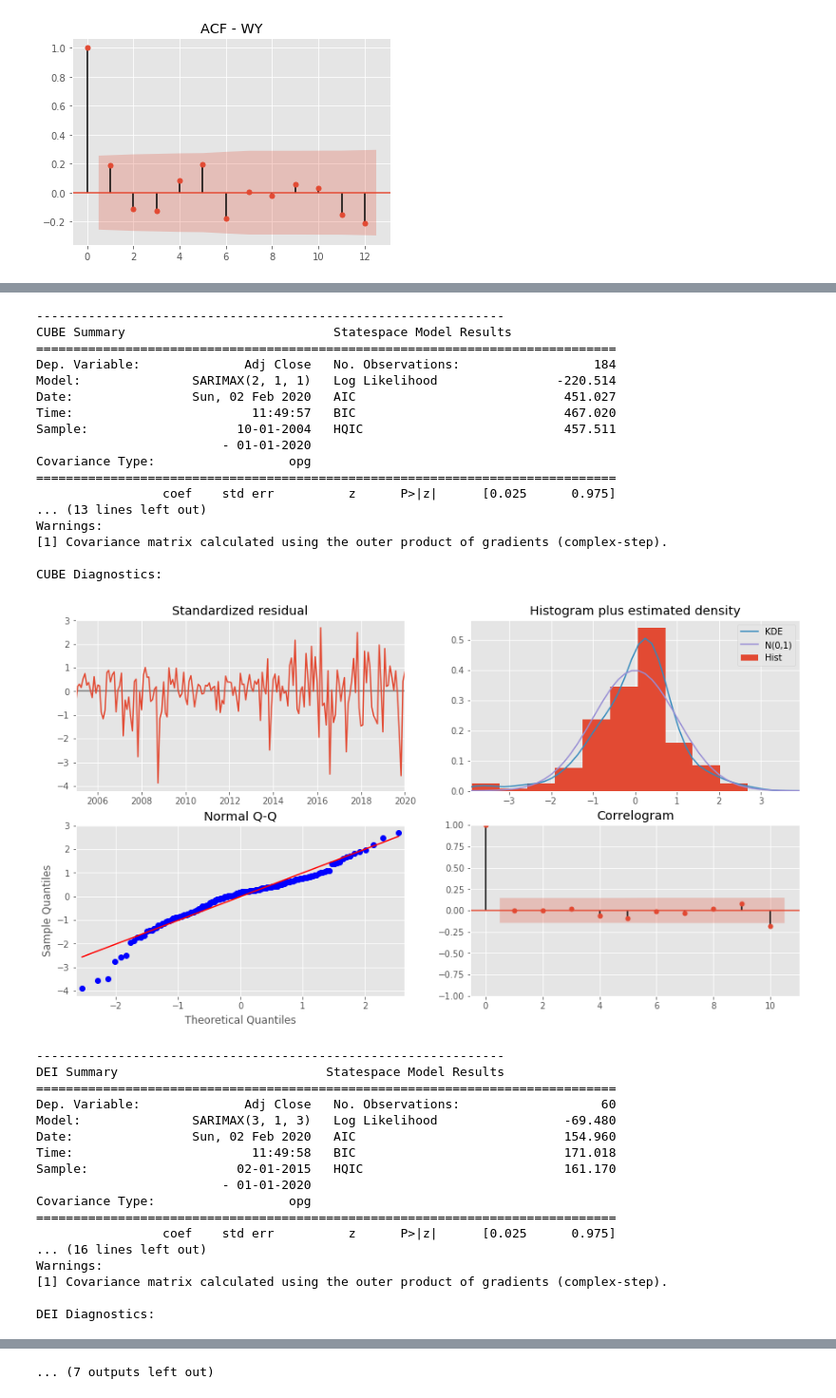
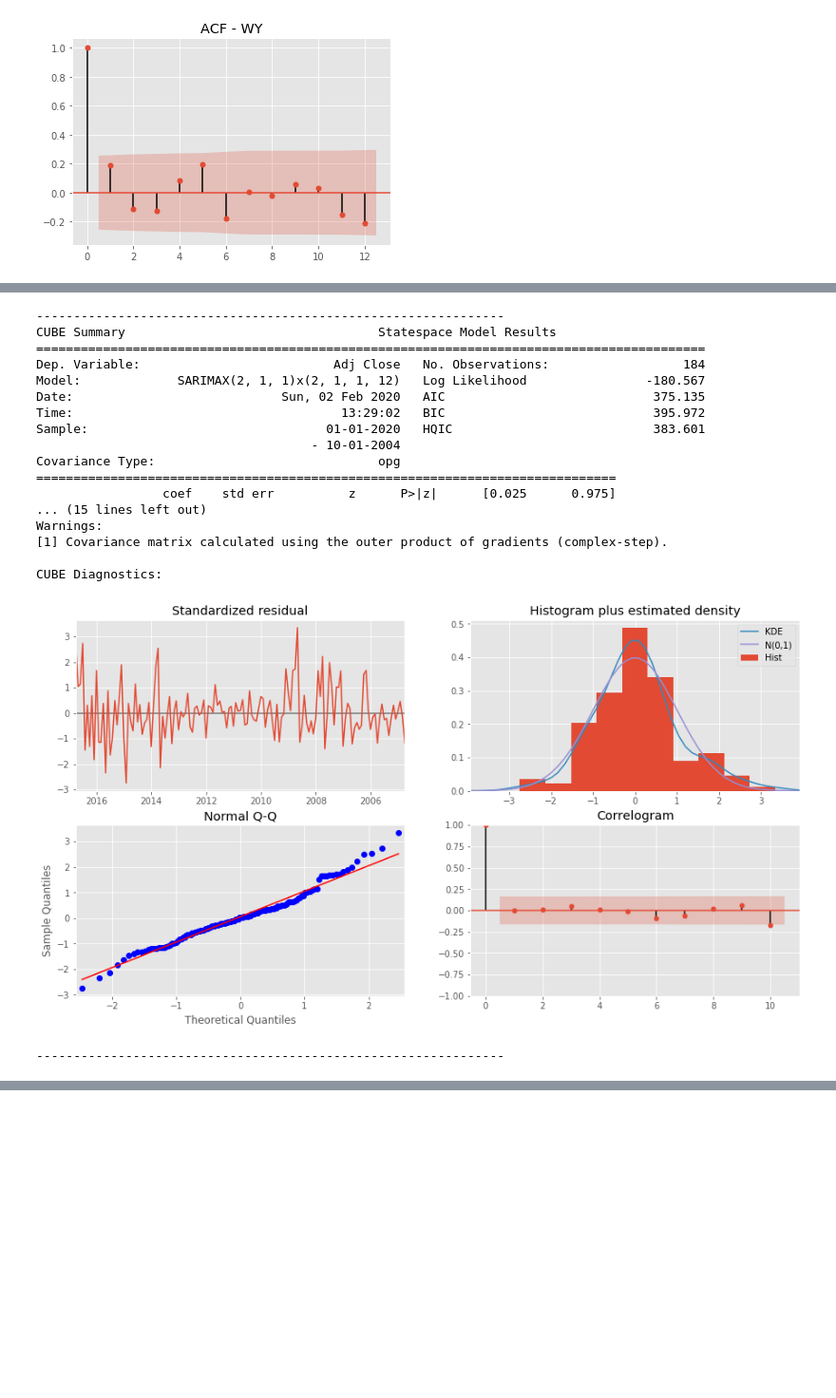
Before and after one commit to andrewcole33/reit_time_series_analysis, a Jupyter notebook: TS_reits.ipynb, the cells around one changed output, grey strips where cells are left out. Shown at 95% size. Saved outputs shown, nothing was run; the diff lists cells and outputs as text; code cells hidden in the pictures; blank space fills up the shorter version.

```diff
--- a/TS_reits.ipynb
+++ b/TS_reits.ipynb
@@ -153,4 +155,4 @@ all_reits_df.to_csv('data/all_reits_dataframe.csv')
 # %%
 all_reits_df.drop(labels = ['High', 'Low', 'Open', 'Close', 'Volume'], axis = 1, inplace = True)
 # %%
-all_reits_df
+all_reits_df = all_reits_df[::-1]
@@ -308,14 +295,26 @@ best_parameters1['MAA'] = (1,1,0)
 best_parameters1['MGP'] = (1,1,1)
 best_parameters1['MPW'] = (0,1,0)
 best_parameters1['WY'] = (2,1,0)
+# %%
+best_seasonal_parameters1 = {}
+for key in diff1_reit_df_dict.keys():
+    best_seasonal_parameters1['AMT'] = (3,1,3, 12)
+    best_seasonal_parameters1['CUBE'] = (2,1,1, 12)
+    best_seasonal_parameters1['DEI'] = (3,1,3, 12)
+    best_seasonal_parameters1['PLD'] = (0,1,0, 12)
+    best_seasonal_parameters1['FR'] = (1,1,0, 12)
+    best_seasonal_parameters1['MAA'] = (1,1,0, 12)
+    best_seasonal_parameters1['MGP'] = (1,1,1, 12)
+    best_seasonal_parameters1['MPW'] = (0,1,0, 12)
+    best_seasonal_parameters1['WY'] = (2,1,0, 12)
 # %%
 results_dict = {}
 for key in reit_df_dict.keys():
     ts = reit_df_dict[key]
     ARIMA_MODEL = sm.tsa.statespace.SARIMAX(ts, order = best_parameters1[key],
+                                            seasonal_order = best_seasonal_parameters1[key],
                                             enforce_stationarity = False,
-                                            enforce_invertability = False,
-                                            trend = 't')
+                                            enforce_invertability = False)
     results = ARIMA_MODEL.fit()
     results_dict[key] = results
     print(f'{key} Summary {results.summary()}')
@@ -346,35 +345,19 @@ AMT Diagnostics:
 ---------------------------------------------------------------
-CUBE Summary                            Statespace Model Results
-==============================================================================
-Dep. Variable:              Adj Close   No. Observations:                  184
-Model:               SARIMAX(2, 1, 1)   Log Likelihood                -220.514
-Date:                Sun, 02 Feb 2020   AIC                            451.027
-Time:                        11:49:57   BIC                            467.020
-Sample:                    10-01-2004   HQIC                           457.511
-                         - 01-01-2020
-Covariance Type:                  opg
+CUBE Summary                                  Statespace Model Results
+==========================================================================================
+Dep. Variable:                          Adj Close   No. Observations:                  184
+Model:             SARIMAX(2, 1, 1)x(2, 1, 1, 12)   Log Likelihood                -180.567
+Date:                            Sun, 02 Feb 2020   AIC                            375.135
+Time:                                    13:29:02   BIC                            395.972
+Sample:                                01-01-2020   HQIC                           383.601
+                                     - 10-01-2004
+Covariance Type:                              opg
 ==============================================================================
                  coef    std err          z      P>|z|      [0.025      0.975]
-... (13 lines left out)
+... (15 lines left out)
 Warnings:
 [1] Covariance matrix calculated using the outer product of gradients (complex-step).
 
 CUBE Diagnostics:
-[figure, old version]
+[figure, new version]
 ---------------------------------------------------------------
-DEI Summary                            Statespace Model Results
-==============================================================================
-Dep. Variable:              Adj Close   No. Observations:                   60
-Model:               SARIMAX(3, 1, 3)   Log Likelihood                 -69.480
-Date:                Sun, 02 Feb 2020   AIC                            154.960
-Time:                        11:49:58   BIC                            171.018
-Sample:                    02-01-2015   HQIC                           161.170
-                         - 01-01-2020
-Covariance Type:                  opg
-==============================================================================
-                 coef    std err          z      P>|z|      [0.025      0.975]
-... (16 lines left out)
-Warnings:
-[1] Covariance matrix calculated using the outer product of gradients (complex-step).
-
-DEI Diagnostics:
@@ -436,4 +365,3 @@ MAA Diagnostics:
-... (7 outputs left out)
 # %%
 best_parameters2 = {}
 for key in diff1_reit_df_dict.keys():
```
Also changed, not shown: parts of 8 cells of this notebook.
